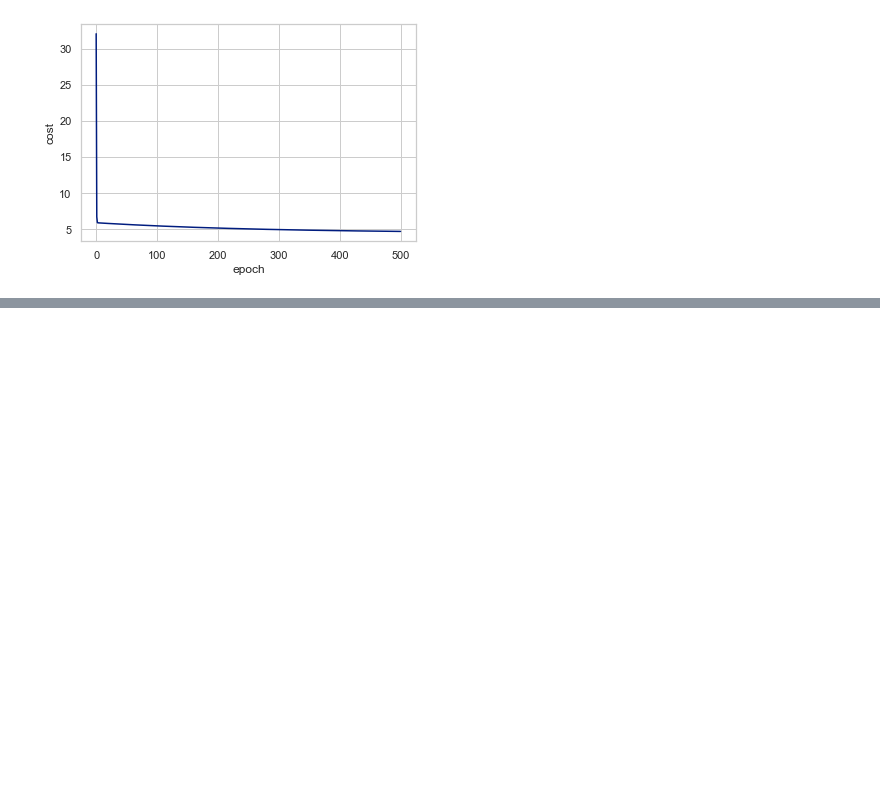
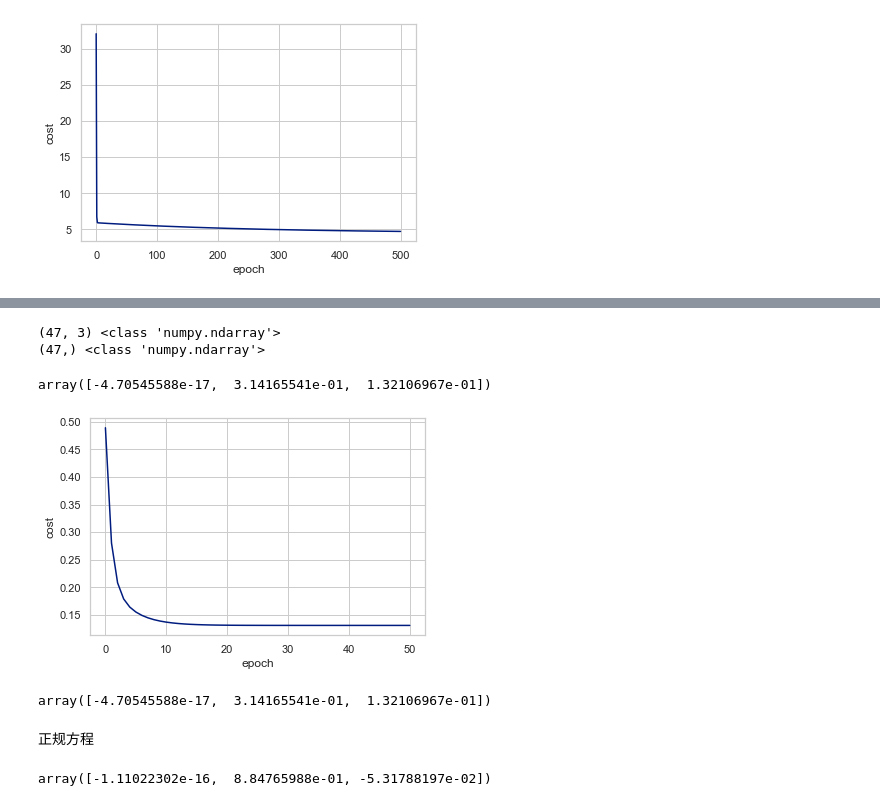
Before and after one commit to JinMinghan18/pySpace, a Jupyter notebook: Jupyter/Untitled.ipynb, the cells around one changed output, grey strips where cells are left out. Saved outputs shown, nothing was run; the diff lists cells and outputs as text; code cells hidden in the pictures; blank space fills up the shorter version.

```diff
--- a/Jupyter/Untitled.ipynb
+++ b/Jupyter/Untitled.ipynb
@@ -217,0 +235,3 @@ plt.show()
+# %%
+data = normalize_feature(raw_data)
+data.head()
@@ -217,0 +245,32 @@ plt.show()
+# %%
+X = get_X(data)
+print(X.shape, type(X))
+
+
+y = get_Y(data)
+print(y.shape, type(y))
+# %% [output]
+(47, 3) <class 'numpy.ndarray'>
+(47,) <class 'numpy.ndarray'>
+# %%
+alpha = 0.01
+theta = np.zeros(X.shape[1])
+epoch = 50
+# %%
+final_theta,cost_data = batch_gradient_decent(theta, X, y,epoch, alpha=alpha)
+final_theta
+# %% [output]
+array([-4.70545588e-17,  3.14165541e-01,  1.32106967e-01])
+# %%
+c = {'epoch':list(range(epoch+1)),'cost':cost_data}
+cost_df = pd.DataFrame(c)
+ax = sns.lineplot(x = 'epoch',y = 'cost',data = cost_df)
+plt.show()
+# %% [output]
+[figure, added]
+# %%
+final_theta
+# %% [output]
+array([-4.70545588e-17,  3.14165541e-01,  1.32106967e-01])
+# %% [markdown]
+正规方程
@@ -217,0 +281,5 @@ plt.show()
+# %%
+final_theta2 = normalEqn(X,y)
+final_theta2
+# %% [output]
+array([-1.11022302e-16,  8.84765988e-01, -5.31788197e-02])
```
Also changed, not shown: parts of 10 cells of this notebook, 6 other files.
